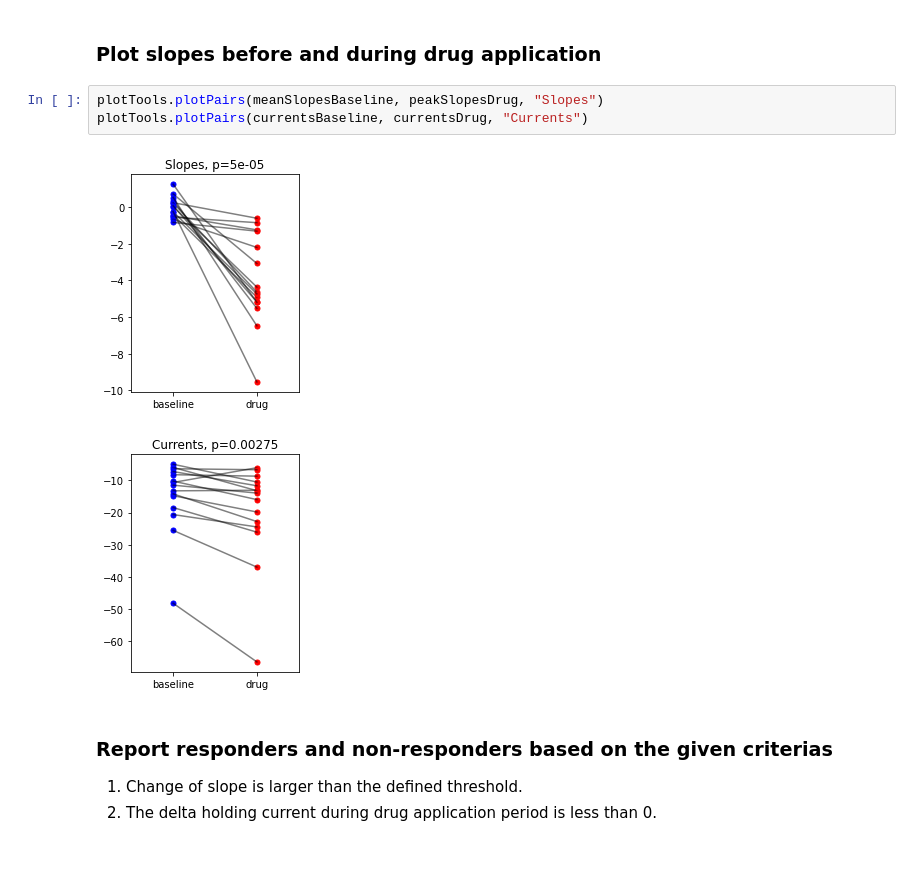
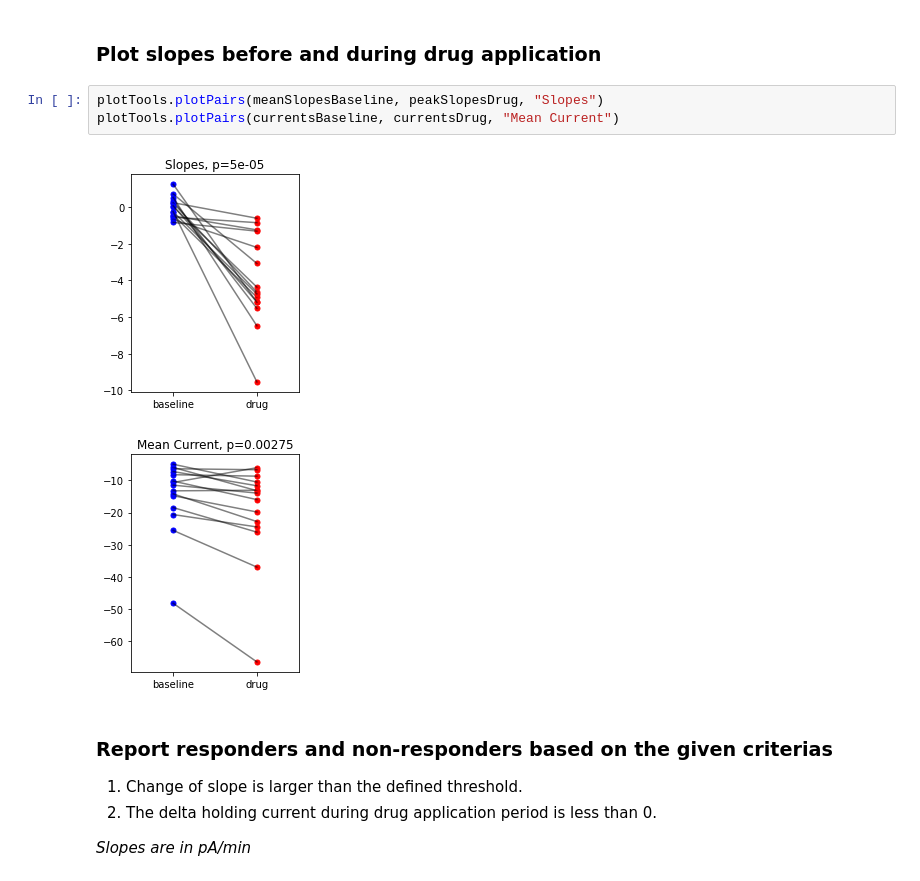
Before and after one commit to shengwanhui/Lab-Analysis-2019-2021-, a Jupyter notebook: src/IhSlopeAnalysis/analyzeRangeAvgSlope.ipynb, the cells around one changed output. Cells and saved outputs as stored; diff of their text form.

```diff
--- a/src/IhSlopeAnalysis/analyzeRangeAvgSlope.ipynb
+++ b/src/IhSlopeAnalysis/analyzeRangeAvgSlope.ipynb
@@ -119,12 +119,14 @@ for abfFilePath in abfFilePaths:
 ### Plot slopes before and during drug application
 # %%
 plotTools.plotPairs(meanSlopesBaseline, peakSlopesDrug, "Slopes")
-plotTools.plotPairs(currentsBaseline, currentsDrug, "Currents")
+plotTools.plotPairs(currentsBaseline, currentsDrug, "Mean Current")
 # %% [output]
 [figure]
-[figure, old version]
+[figure, new version]
 # %% [markdown]
 ### Report responders and non-responders based on the given criterias
 1. Change of slope is larger than the defined threshold.
 2. The delta holding current during drug application period is less than 0.
+
+_Slopes are in pA/min_
 # %%
```
Also changed, not shown: parts of 3 cells of this notebook, 1 other file.
